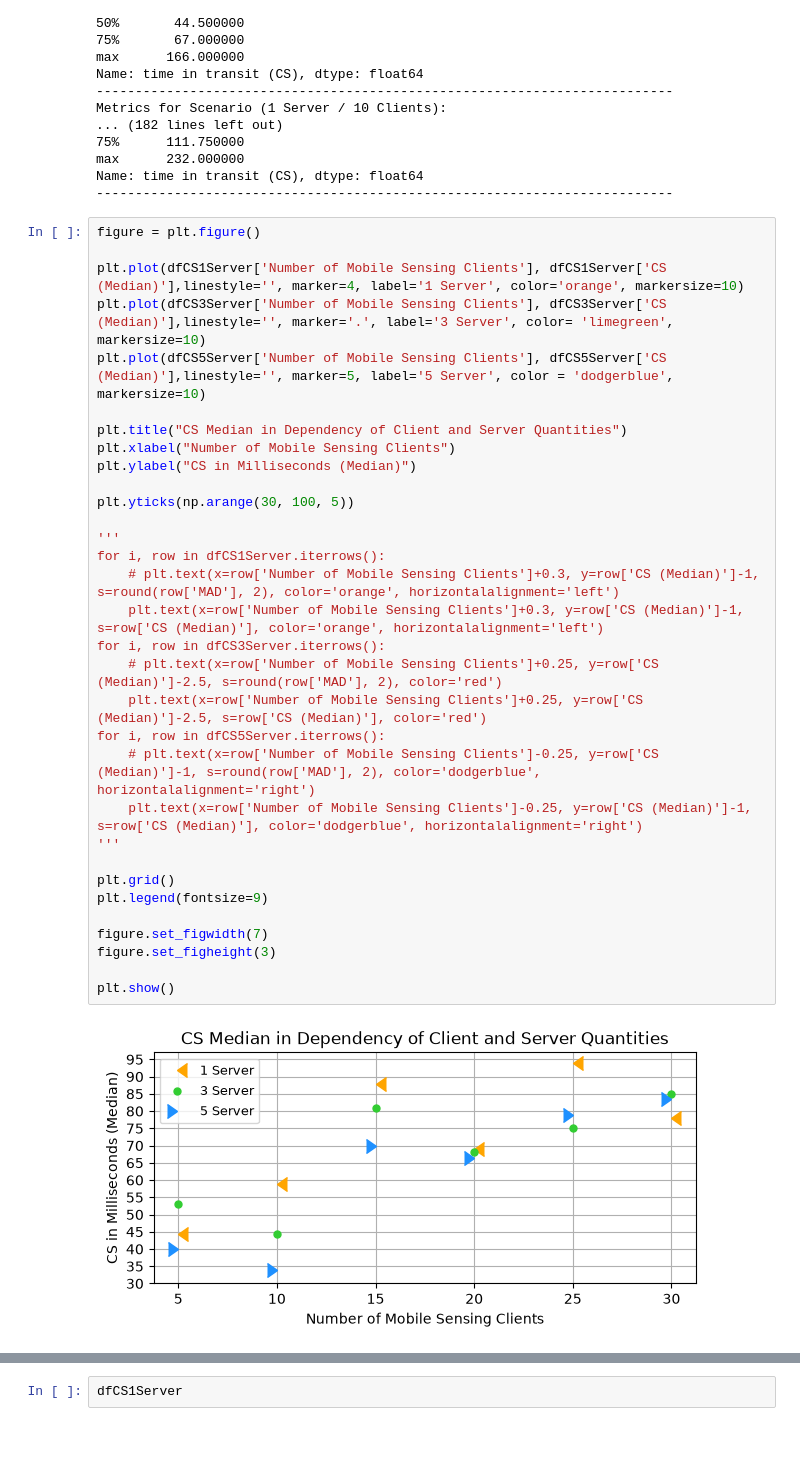
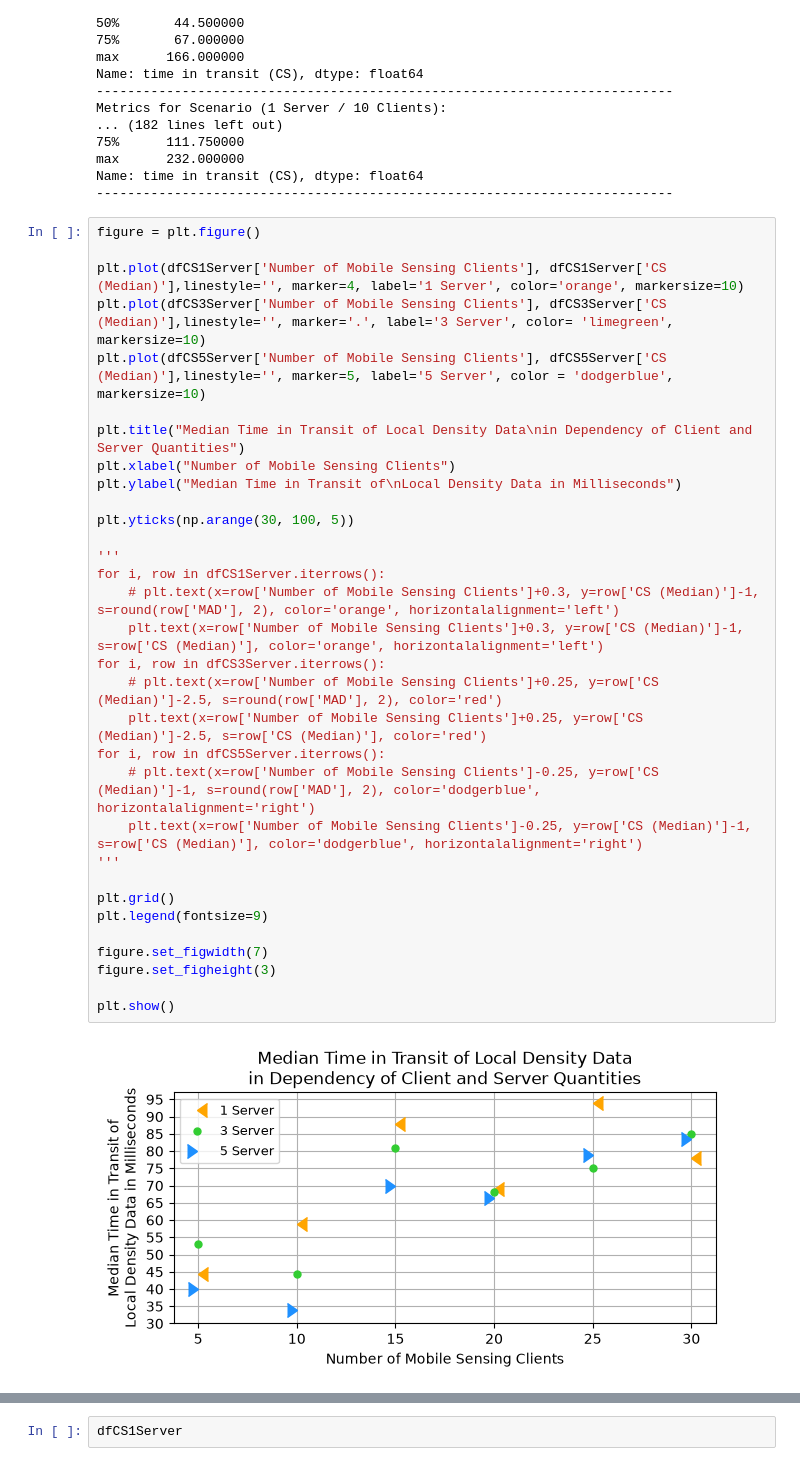
Before and after one commit to leopoldBlk/crowd-monitoring-mcs-application, a Jupyter notebook: evaluation/metricsCalculation/CS.ipynb, the cells around one changed output, grey strips where cells are left out. Saved outputs shown, nothing was run; the diff lists cells and outputs as text; blank space fills up the shorter version.

```diff
--- a/evaluation/metricsCalculation/CS.ipynb
+++ b/evaluation/metricsCalculation/CS.ipynb
@@ -122,36 +122,36 @@ Name: time in transit (CS), dtype: float64
 figure = plt.figure()
 
 plt.plot(dfCS1Server['Number of Mobile Sensing Clients'], dfCS1Server['CS (Median)'],linestyle='', marker=4, label='1 Server', color='orange', markersize=10)
 plt.plot(dfCS3Server['Number of Mobile Sensing Clients'], dfCS3Server['CS (Median)'],linestyle='', marker='.', label='3 Server', color= 'limegreen', markersize=10)
 plt.plot(dfCS5Server['Number of Mobile Sensing Clients'], dfCS5Server['CS (Median)'],linestyle='', marker=5, label='5 Server', color = 'dodgerblue', markersize=10)
 
-plt.title("CS Median in Dependency of Client and Server Quantities")
+plt.title("Median Time in Transit of Local Density Data\nin Dependency of Client and Server Quantities")
 plt.xlabel("Number of Mobile Sensing Clients")
-plt.ylabel("CS in Milliseconds (Median)")
+plt.ylabel("Median Time in Transit of\nLocal Density Data in Milliseconds")
 
 plt.yticks(np.arange(30, 100, 5))
 
 '''
 for i, row in dfCS1Server.iterrows():
     # plt.text(x=row['Number of Mobile Sensing Clients']+0.3, y=row['CS (Median)']-1, s=round(row['MAD'], 2), color='orange', horizontalalignment='left')
     plt.text(x=row['Number of Mobile Sensing Clients']+0.3, y=row['CS (Median)']-1, s=row['CS (Median)'], color='orange', horizontalalignment='left')
 for i, row in dfCS3Server.iterrows():
     # plt.text(x=row['Number of Mobile Sensing Clients']+0.25, y=row['CS (Median)']-2.5, s=round(row['MAD'], 2), color='red')
     plt.text(x=row['Number of Mobile Sensing Clients']+0.25, y=row['CS (Median)']-2.5, s=row['CS (Median)'], color='red')
 for i, row in dfCS5Server.iterrows():
     # plt.text(x=row['Number of Mobile Sensing Clients']-0.25, y=row['CS (Median)']-1, s=round(row['MAD'], 2), color='dodgerblue', horizontalalignment='right')
     plt.text(x=row['Number of Mobile Sensing Clients']-0.25, y=row['CS (Median)']-1, s=row['CS (Median)'], color='dodgerblue', horizontalalignment='right')
 '''
 
 plt.grid()
 plt.legend(fontsize=9)
 
 figure.set_figwidth(7)
 figure.set_figheight(3)
 
 plt.show()
 # %% [output]
-[figure, old version]
+[figure, new version]
 # %%
 sns.set_theme(rc={"figure.figsize": (7,4)})
 
```
Also changed, not shown: parts of 1 cell of this notebook, 2 other files.
